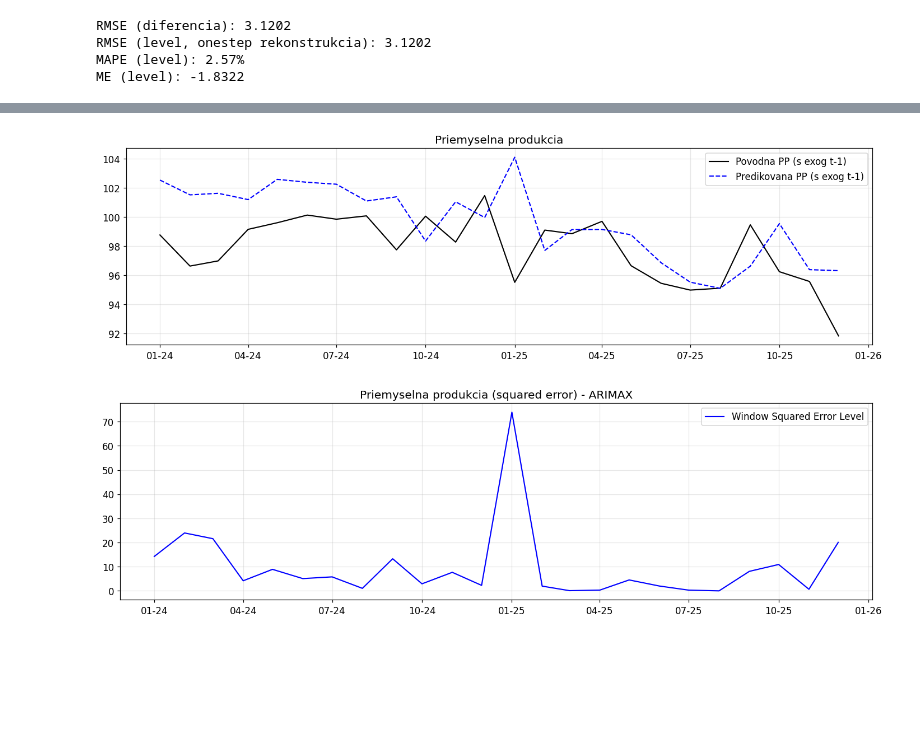
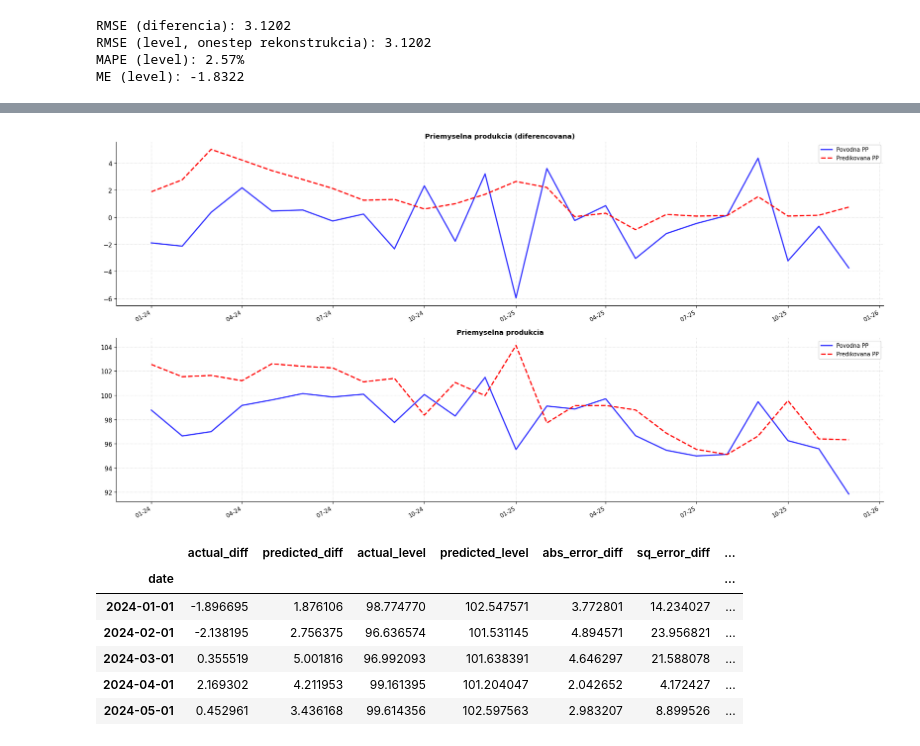
Before and after one commit to Adam24-7/Diplomovka_repo, a Jupyter notebook: ARIMAX.ipynb, the cells around one changed output, grey strips where cells are left out. Cells and saved outputs as stored; diff of their text form; code cells hidden in the pictures; blank space fills up the shorter version.

```diff
--- a/ARIMAX.ipynb
+++ b/ARIMAX.ipynb
@@ -243,7 +247,7 @@ last_train_value_eval = df_pp[TARGET_VAR].loc[
     data_diff_eval.index[initial_train_size_eval - 1]
 ]
 
-results, models = evaluate_forecast_rolling(
+results_arimax, ar_models = evaluate_forecast_rolling(
     data_diff=data_diff_eval,
     exog=exog_eval,
     initial_train_size=initial_train_size_eval,
@@ -270,21 +263,26 @@ plt.show()
-# %%
-fig, ax = plt.subplots()
-ax.plot(results.index, results["actual_level"], color= "black", linewidth = 1.4, label = "Povodna PP (s exog t-1)")
-ax.plot(results.index, results["predicted_level"], color= "blue", linestyle='--', linewidth = 1.4, label = "Predikovana PP (s exog t-1)")
-ax.xaxis.set_major_formatter(mdates.DateFormatter("%m-%y"))
-ax.set_title("Priemyselna produkcia")
-ax.legend()
-plt.tight_layout()
-plt.show()
-# %% [output]
-[figure, removed]
-# %%
-fig, ax = plt.subplots()
-ax.plot(results.index, results["sq_error_level"], color= "blue", linewidth = 1.4, label = "Window Squared Error Level")
-ax.xaxis.set_major_formatter(mdates.DateFormatter("%m-%y"))
-ax.set_title("Priemyselna produkcia (squared error) - ARIMAX")
-ax.legend()
-plt.tight_layout()
-plt.show()
-# %% [output]
-[figure, removed]
+# %%
+Y_axis = [results_arimax["actual_diff"], results_arimax["predicted_diff"], results_arimax["actual_level"], results_arimax["predicted_level"]]
+X_axis = [results_arimax.index] * len(Y_axis)
+labels = ["Povodna PP", "Predikovana PP"] * len(Y_axis)
+titles = ["Priemyselna produkcia (diferencovana)", "Priemyselna produkcia"]
+colors = ["#0000FF", "#FF0000"] * len(Y_axis)
+linestyles = ["-","--"] * len(Y_axis)
+linewidths = [] * len(Y_axis)
+alphas = [0.8,1] * len(Y_axis)
+fig_size = [18,9]
+num_rows = 2
+num_cols = 1
+
+_ = forecast_plot(X_axis,Y_axis,titles, labels, colors, linestyles, linewidths, alphas,fig_size, num_rows, num_cols)
+# %% [output]
+[figure, added]
+# %%
+results_arimax.head()
+# %% [output]
+|  | actual_diff | predicted_diff | actual_level | predicted_level | abs_error_diff | sq_error_diff | ... |
+| date |  |  |  |  |  |  | ... |
+| 2024-01-01 | -1.896695 | 1.876106 | 98.774770 | 102.547571 | 3.772801 | 14.234027 | ... |
+| 2024-02-01 | -2.138195 | 2.756375 | 96.636574 | 101.531145 | 4.894571 | 23.956821 | ... |
+| 2024-03-01 | 0.355519 | 5.001816 | 96.992093 | 101.638391 | 4.646297 | 21.588078 | ... |
+| 2024-04-01 | 2.169302 | 4.211953 | 99.161395 | 101.204047 | 2.042652 | 4.172427 | ... |
+| 2024-05-01 | 0.452961 | 3.436168 | 99.614356 | 102.597563 | 2.983207 | 8.899526 | ... |
```
Also changed, not shown: parts of 7 cells of this notebook, 6 other files.
